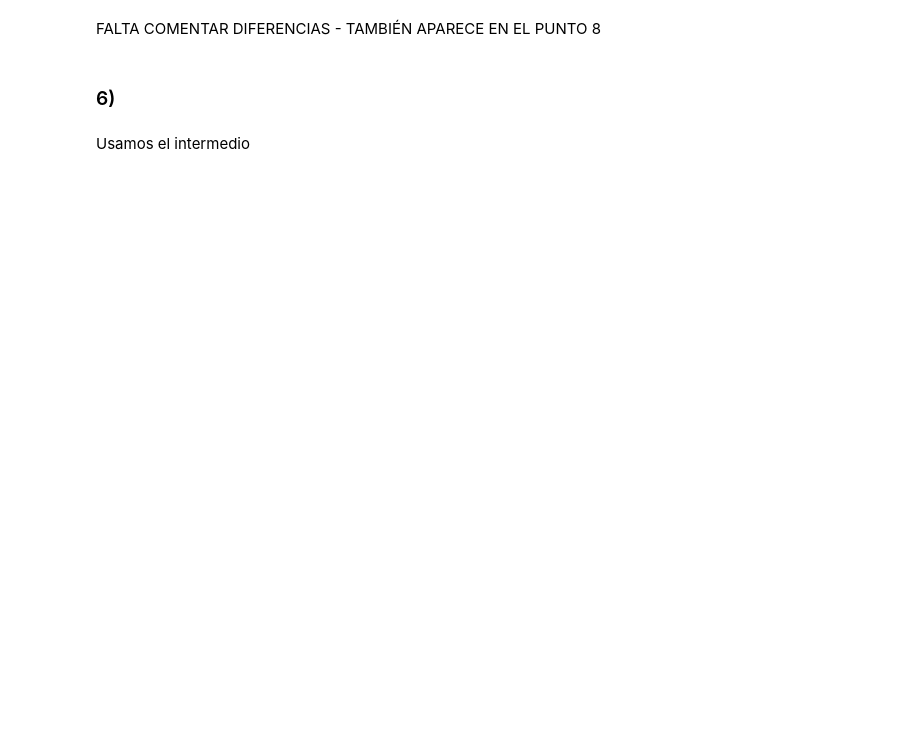
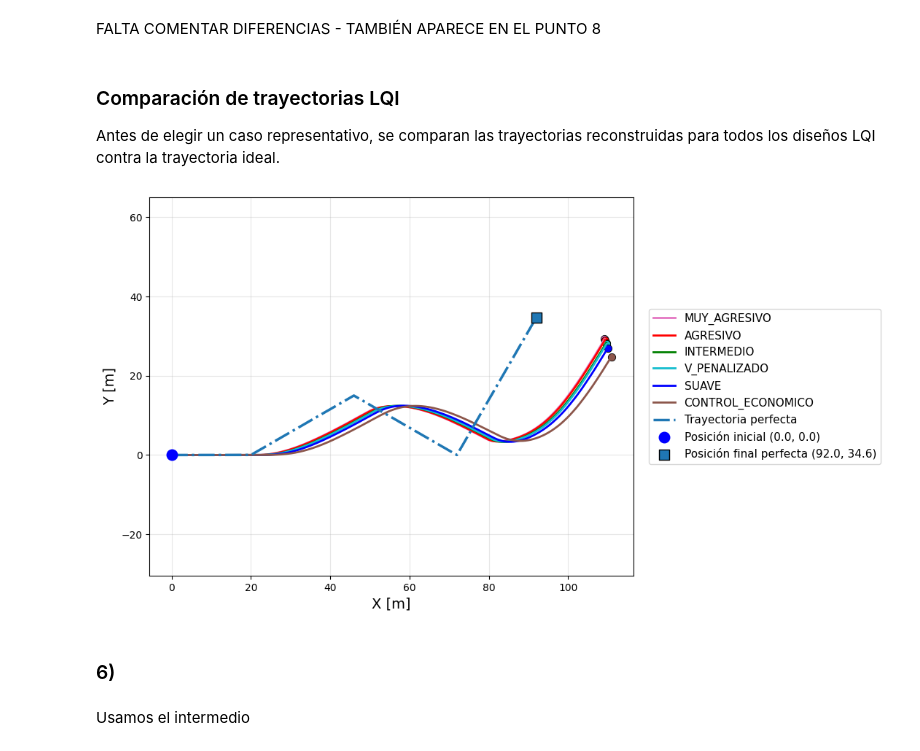
Before and after one commit to teomk/Control-TP2, a Jupyter notebook: ParteC.ipynb, the cells around one changed output. Drawn from its saved outputs; the diff is of its cells as text; code cells hidden in the pictures; blank space fills up the shorter version.

```diff
--- a/ParteC.ipynb
+++ b/ParteC.ipynb
@@ -244,5 +255,56 @@ print_metrics(results_comparacion)
 # %% [markdown]
 FALTA COMENTAR DIFERENCIAS - TAMBIÉN APARECE EN EL PUNTO 8
+# %% [markdown]
+### Comparación de trayectorias LQI
+
+Antes de elegir un caso representativo, se comparan las trayectorias reconstruidas para todos los diseños LQI contra la trayectoria ideal.
+# %%
+u0 = 2.0
+
+trayectorias_lqi = {}
+
+for name, result in results.items():
+    T_i = result["T"]
+    v_i = result["v"]
+    psi_i = result["psi"]
+
+    dX_i = u0 * np.cos(psi_i) - v_i * np.sin(psi_i)
+    dY_i = u0 * np.sin(psi_i) + v_i * np.cos(psi_i)
+
+    X_i = np.concatenate(([0.0], cumulative_trapezoid(dX_i, T_i)))
+    Y_i = np.concatenate(([0.0], cumulative_trapezoid(dY_i, T_i)))
+
+    trayectorias_lqi[name] = {"T": T_i, "X": X_i, "Y": Y_i}
+
+# Trayectoria ideal: psi sigue a psi_ref instantaneamente y no hay deriva lateral (v = 0).
+dt = np.diff(T)
+X_perfect = np.concatenate(([0.0], np.cumsum(u0 * np.cos(psi_ref[:-1]) * dt)))
+Y_perfect = np.concatenate(([0.0], np.cumsum(u0 * np.sin(psi_ref[:-1]) * dt)))
+
+plt.figure(figsize=(11, 6))
+
+for name, trayectoria in trayectorias_lqi.items():
+    plt.plot(trayectoria["X"], trayectoria["Y"], linewidth=2, color=colors[name], label=name)
+    plt.scatter(trayectoria["X"][-1], trayectoria["Y"][-1], s=55, color=colors[name], edgecolors="black", linewidths=0.6)
+
+plt.plot(X_perfect, Y_perfect, color="tab:blue", linestyle="-.", linewidth=2.5, label="Trayectoria perfecta")
+plt.scatter(X_perfect[0], Y_perfect[0], color="blue", s=110, label=f"Posición inicial ({X_perfect[0]:.1f}, {Y_perfect[0]:.1f})", zorder=3)
+plt.scatter(X_perfect[-1], Y_perfect[-1], color="tab:blue", s=110, marker="s", edgecolors="black", linewidths=1.0, label=f"Posición final perfecta ({X_perfect[-1]:.1f}, {Y_perfect[-1]:.1f})", zorder=4)
+
+plt.xlabel("X [m]", fontsize=14)
+plt.ylabel("Y [m]", fontsize=14)
+plt.grid(True, alpha=0.3)
+plt.axis("equal")
+plt.legend(fontsize=11, loc="center left", bbox_to_anchor=(1.02, 0.5))
+plt.tight_layout()
+
+if not os.path.exists("plots"):
+    os.makedirs("plots")
+
+plt.savefig("plots/trayectorias_lqi.png", dpi=300, bbox_inches="tight")
+plt.show()
+# %% [output]
+[figure, added]
 # %% [markdown]
 ### 6)
 # %% [markdown]
```
Also changed, not shown: parts of 10 cells of this notebook, 14 other files.
